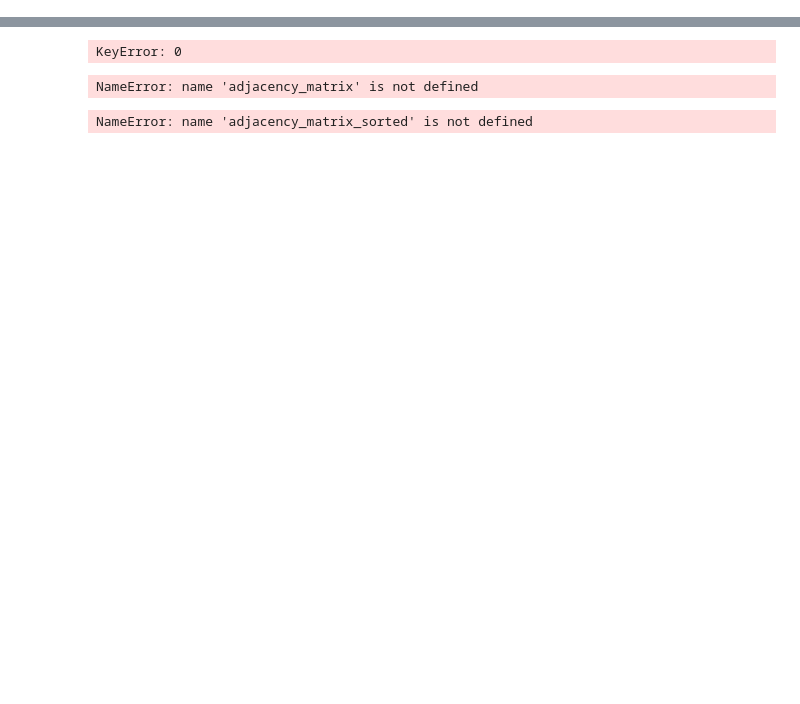
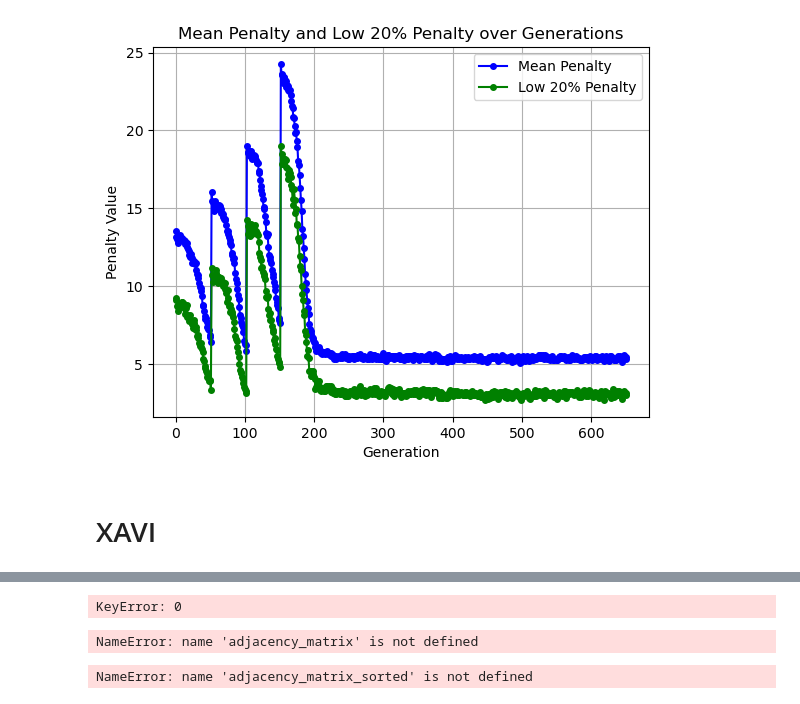
Before and after one commit to XavierQuerol/Graph-Coloring-Catalunya, a Jupyter notebook: paint_catalunya.ipynb, the cells around one changed output, grey strips where cells are left out. Saved outputs shown, nothing was run; the diff lists cells and outputs as text; code cells hidden in the pictures; blank space fills up the shorter version.

```diff
--- a/paint_catalunya.ipynb
+++ b/paint_catalunya.ipynb
@@ -32,0 +161,13 @@ Number of colors: 4, Generation: 57
+# %%
+color_numbers, report_data, report_data2, time = obtain_colours(matrix, population_size = 300, prob_mutation = 0.1, max_generations = 500,
+                        crossover_type = 'uniform', crossover_prob = 0.5)
+
+# Get the unique numbers from the list and assign each a color
+unique_numbers = list(set(color_numbers))
+total_unique_colors = len(unique_numbers)
+
+# Create a dictionary mapping each unique number to a color
+number_color_mapping = {num: number_to_discrete_color(i, total_unique_colors) for i, num in enumerate(unique_numbers)}
+
+# Now map each comarca name to its corresponding color based on its number
+comarca_colors = {name: number_color_mapping[num] for name, num in zip(gdf['NOM'], color_numbers)}
@@ -33,3 +189,22 @@ Number of colors: 4, Generation: 57
+# %%
+plt.plot(report_data2['Generation'], report_data2['Mean Penalty'], label='Mean Penalty', marker='o', markersize=4, color='blue')
+
+# Plot for Low 20% Penalty
+plt.plot(report_data2['Generation'], report_data2['Low 20% penalty'], label='Low 20% Penalty', marker='o', markersize=4, color='green')
+
+# Add labels and title
+plt.xlabel('Generation')
+plt.ylabel('Penalty Value')
+plt.title('Mean Penalty and Low 20% Penalty over Generations')
+
+# Add a legend
+plt.legend()
+plt.grid(True)
+plt.show()
+# %% [output]
+[figure, added]
+# %% [markdown]
+# XAVI
 # %%
 data_dict = {"Alt Camp": 32, "Alt Empordà": 12, "Alt Penedès": 27, "Alt Urgell": 6, "Alta Ribagorça": 3, "Anoia": 28, "Bages": 22, "Baix Camp": 35, "Baix Ebre": 42, "Baix Empordà": 13, "Baix Llobregat": 25, "Baix Penedès": 33, "Barcelonès": 24, "Berguedà": 8, "Cerdanya": 9, "Conca de Barberà": 31, "Garraf": 26, "Garrigues": 37, "Garrotxa": 11, "Gironès": 15, "Maresme": 17, "Montsià": 43, "Noguera": 5, "Osona": 19, "Pallars Jussà": 4, "Pallars Sobirà": 2, "Pla d'Urgell": 38, "Pla de l'Estany": 14, "Priorat": 36, "Ribera d'Ebre": 40, "Ripollès": 10, "Segarra": 29, "Segrià": 39, "Selva": 16, "Solsonès": 7, "Tarragonès": 35, "Terra Alta": 41, "Urgell": 30, "Val d'Aran": 1, "Vallès Occidental": 23, "Vallès Oriental": 18, "Moianès": 21, "Lluçanès": 20}
 # %%
```
Also changed, not shown: parts of 19 cells of this notebook, 2 other files.
